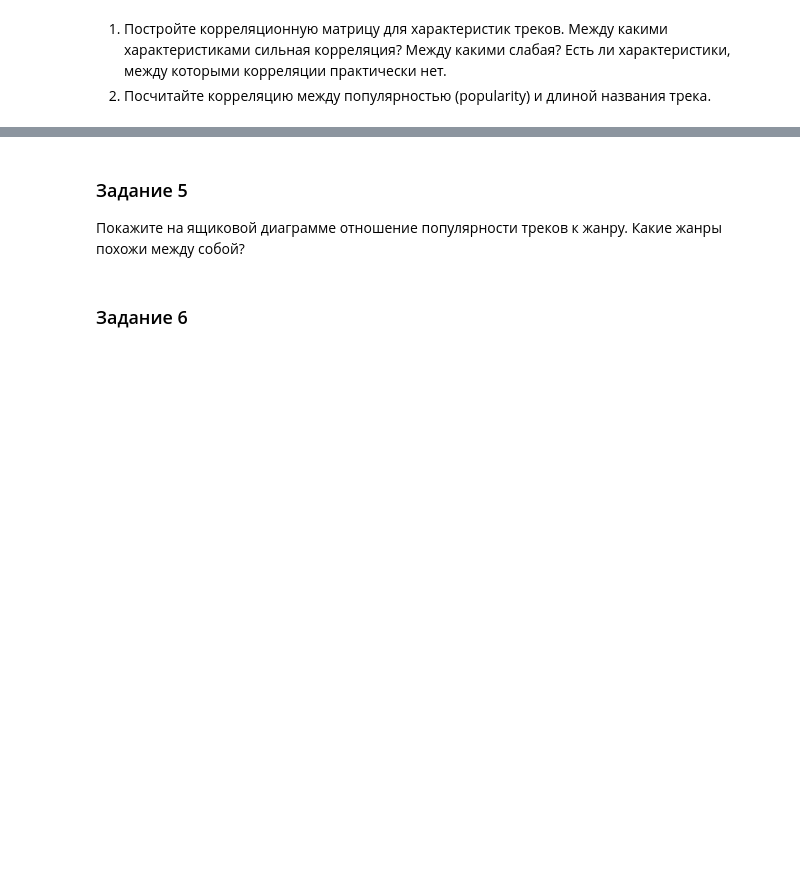
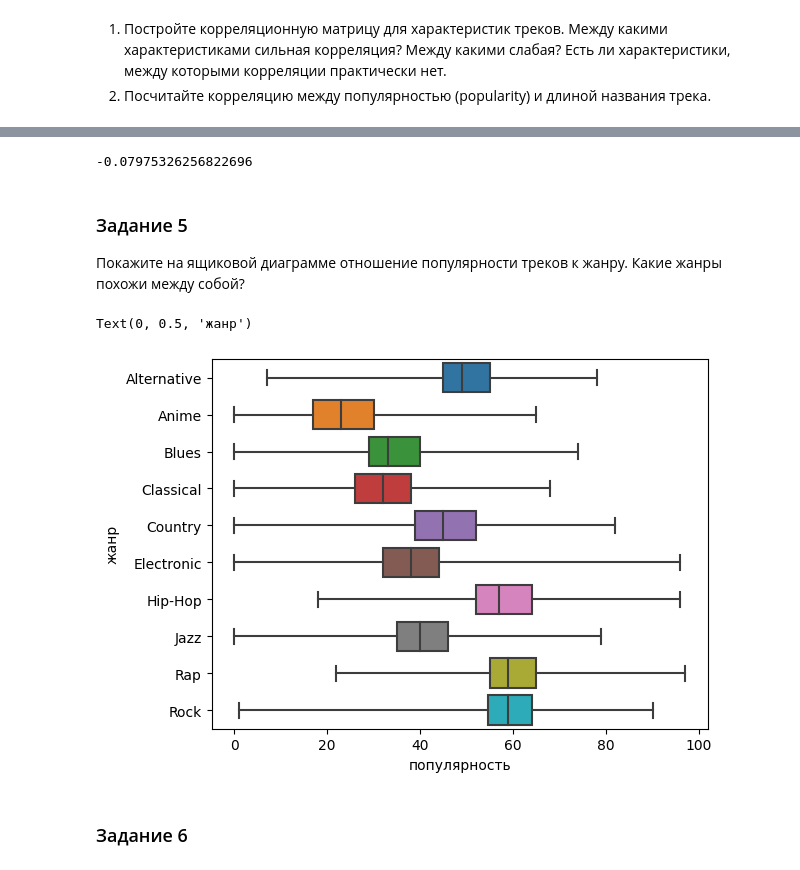
Before and after one commit to Shelb1nchik/cs102, a Jupyter notebook: Практическая_работа_6_22_23.ipynb, the cells around one changed output, grey strips where cells are left out. Drawn from its saved outputs; the diff is of its cells as text; code cells hidden in the pictures; blank space fills up the shorter version.

```diff
--- a/Практическая_работа_6_22_23.ipynb
+++ b/Практическая_работа_6_22_23.ipynb
@@ -69,3 +281,14 @@ $\color{red}{\text{Создайте для этой работы отдельн
+# %%
+# 4.2
+df = pd.read_csv('music_genre.csv')
+df = df.sample(n = 20000)
+df = df.drop_duplicates()
+df = df[(df.artist_name != 'empty_field')]
+
+corr_popd = df["popularity"].corr(df["duration_ms"])
+print(corr_popd)
+# %% [output]
+-0.07975326256822696
 # %% [markdown]
 ### Задание 5
 
@@ -75,3 +296,20 @@ $\color{red}{\text{Создайте для этой работы отдельн
+# %%
+import seaborn as sns
+import matplotlib.pyplot as popg
+
+df = pd.read_csv('music_genre.csv')
+df = df.sample(n = 20000)
+df = df.drop_duplicates()
+df = df[(df.artist_name != 'empty_field')]
+
+df = df.sort_values(by='music_genre')
+sns.boxplot(x='popularity', y='music_genre', data=df, whis = 10)
+
+popg.xlabel('популярность')
+popg.ylabel('жанр')
+# %% [output]
+Text(0, 0.5, 'жанр')
+[figure, added]
 # %% [markdown]
 ### Задание 6
 # %% [markdown]
```
Also changed, not shown: parts of 26 cells of this notebook.
